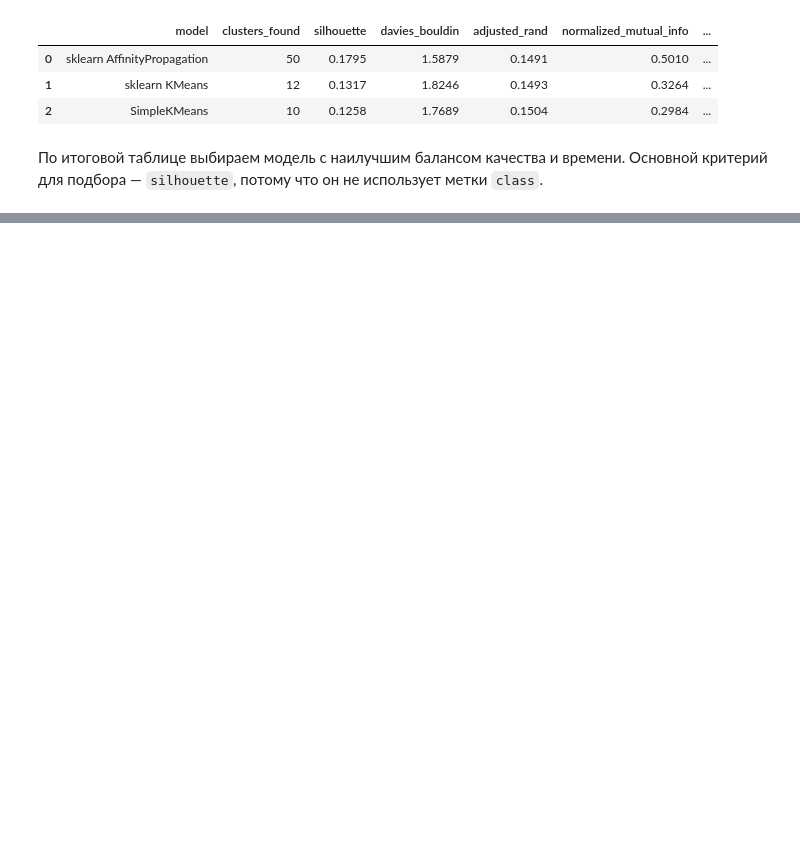
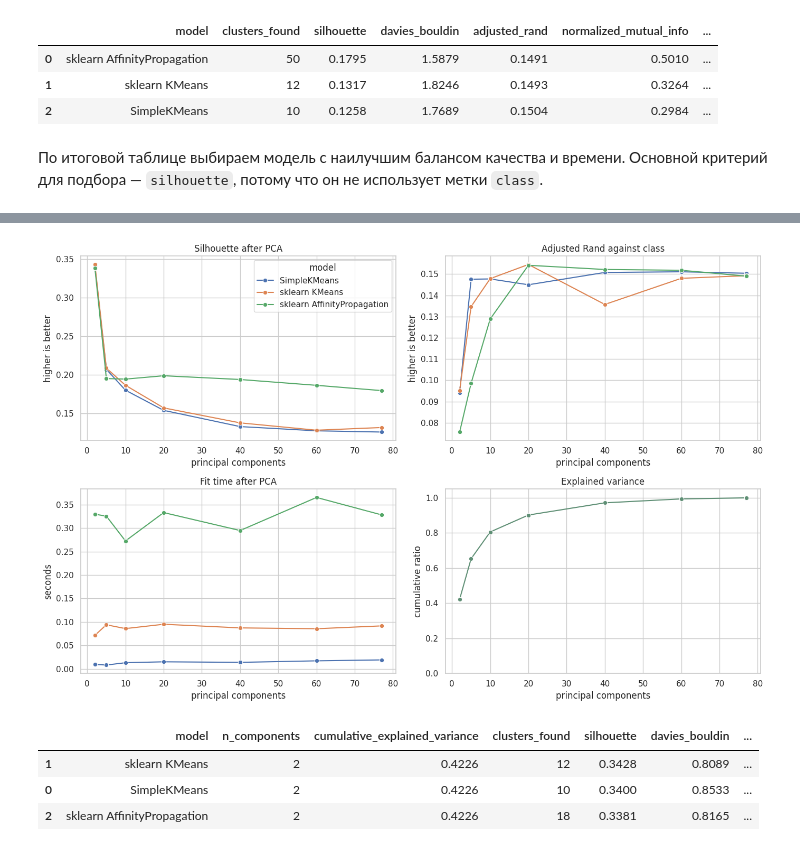
Before and after one commit to homka122/HomkaML, a Jupyter notebook: 1HW/hw1_mice_protein_clustering.ipynb, the cells around one changed output, grey strips where cells are left out. Drawn from its saved outputs; the diff is of its cells as text; code cells hidden in the pictures; blank space fills up the shorter version.

Commit message:
feat: use PCA for clustering

```diff
--- a/1HW/hw1_mice_protein_clustering.ipynb
+++ b/1HW/hw1_mice_protein_clustering.ipynb
@@ -839,0 +977,77 @@ quality_rank
+# %%
+fig, axes = plt.subplots(2, 2, figsize=(14, 9))
+
+sns.lineplot(
+    data=pca_clustering_results,
+    x="n_components",
+    y="silhouette",
+    hue="model",
+    marker="o",
+    ax=axes[0, 0],
+)
+axes[0, 0].set_title("Silhouette after PCA")
+axes[0, 0].set_xlabel("principal components")
+axes[0, 0].set_ylabel("higher is better")
+
+sns.lineplot(
+    data=pca_clustering_results,
+    x="n_components",
+    y="adjusted_rand",
+    hue="model",
+    marker="o",
+    legend=False,
+    ax=axes[0, 1],
+)
+axes[0, 1].set_title("Adjusted Rand against class")
+axes[0, 1].set_xlabel("principal components")
+axes[0, 1].set_ylabel("higher is better")
+
+sns.lineplot(
+    data=pca_clustering_results,
+    x="n_components",
+    y="fit_time_sec",
+    hue="model",
+    marker="o",
+    legend=False,
+    ax=axes[1, 0],
+)
+axes[1, 0].set_title("Fit time after PCA")
+axes[1, 0].set_xlabel("principal components")
+axes[1, 0].set_ylabel("seconds")
+
+sns.lineplot(
+    data=pca_variance_at_grid,
+    x="n_components",
+    y="cumulative_explained_variance",
+    marker="o",
+    ax=axes[1, 1],
+    color="#5f8f75",
+)
+axes[1, 1].set_title("Explained variance")
+axes[1, 1].set_xlabel("principal components")
+axes[1, 1].set_ylabel("cumulative ratio")
+axes[1, 1].set_ylim(0, 1.05)
+
+plt.tight_layout()
+# %% [output]
+[figure, added]
+# %%
+pca_summary_table = best_pca_by_model[
+    [
+        "model",
+        "n_components",
+        "cumulative_explained_variance",
+        "clusters_found",
+        "silhouette",
+        "davies_bouldin",
+        "adjusted_rand",
+        "normalized_mutual_info",
+        "fit_time_sec",
+    ]
+]
+pca_summary_table
+# %% [output]
+|  | model | n_components | cumulative_explained_variance | clusters_found | silhouette | davies_bouldin | ... |
+| 1 | sklearn KMeans | 2 | 0.4226 | 12 | 0.3428 | 0.8089 | ... |
+| 0 | SimpleKMeans | 2 | 0.4226 | 10 | 0.3400 | 0.8533 | ... |
+| 2 | sklearn AffinityPropagation | 2 | 0.4226 | 18 | 0.3381 | 0.8165 | ... |
```
Also changed, not shown: parts of 9 cells of this notebook, 1 other file.
